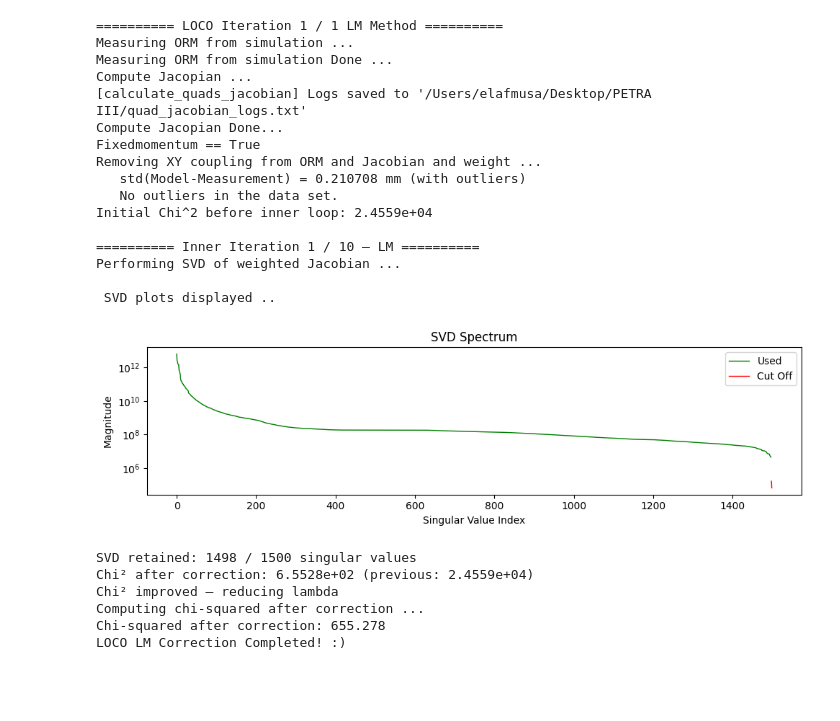
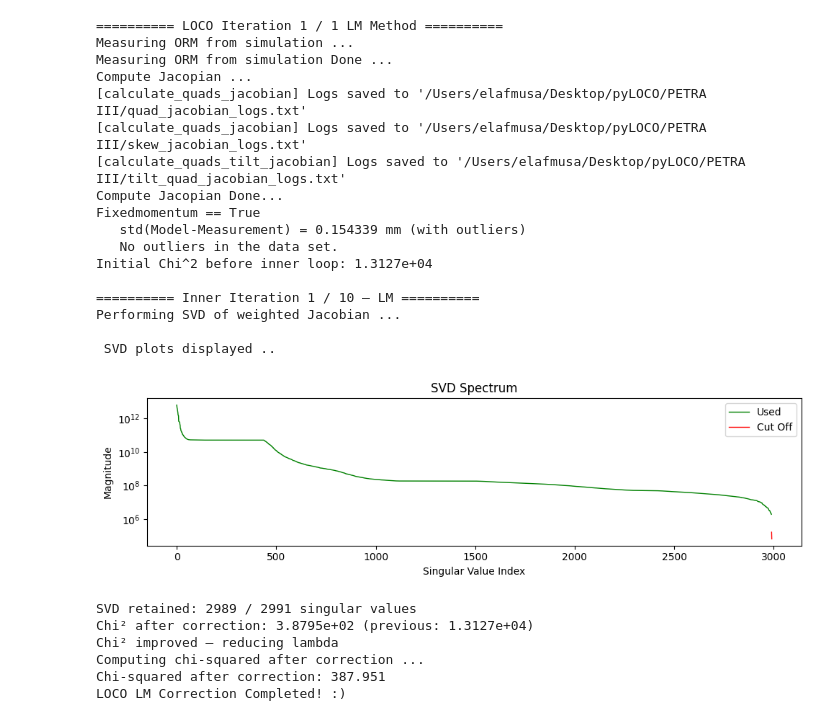
Before and after one commit to elafmusa/pyLOCO, a Jupyter notebook: PETRA III/example_coupling.ipynb, the cells around one changed output. Drawn from its saved outputs; the diff is of its cells as text; code cells hidden in the pictures; blank space fills up the shorter version.

Commit message:
Initial commit of local repo contents

```diff
--- a/PETRA III/example_coupling.ipynb
+++ b/PETRA III/example_coupling.ipynb
@@ -83,11 +83,18 @@ nVBPM        = 235
 cut_         = 397
 fit_list     = [
     "quads",
+    'skew_quads' ,
+    'quads_tilt' ,
     "hbpm_gain",
     "vbpm_gain",
     "hcor_cal",
     "vcor_cal",
     "HCMEnergyShift",
+    "VCMEnergyShift",
+    'hbpm_coupling',
+    'vbpm_coupling',
+    'hcor_coupling',
+    'vcor_coupling',
 ]
 svd_method   = "threshold"
 svd_thresh   = 1e-7
@@ -103,6 +110,8 @@ fit_results, ring = loco_correction_lm(
     nVerCOR=nVerCOR,
     nHBPM=nHBPM,
     nVBPM=nVBPM,
+    skew_ords=skew_ord,
+    quads_tilt= quad_indices,
     orm_measured=measured_orm,
     cut_=cut_,
     weights=sigma_w,
@@ -110,48 +119,49 @@ fit_results, ring = loco_correction_lm(
     fit_list=fit_list,
     show_svd_plot=True,
     CAVords=CAVords,
-    remove_coupling_=True,
+    remove_coupling_=False,
     nLMIter=10,
     plot_fit_parameters=False,
     includeDispersion=False,
     outlier_rejection=True,
     measured_eta_x=measured_eta_x,
     measured_eta_y=measured_eta_y,
     sigma_outlier=10,
     svd_selection_method=svd_method,
     svd_threshold=svd_thresh,
     apply_normalization=True,
     normalization_mode="component",
     auto_correct_delta=True,
     fixedpathlength=False,
     individuals=True,
 )
 
 # --- save results ---
-np.save("loco_lm_fit_results.npy", fit_results)
+np.save("loco_lm_coupling_fit_results.npy", fit_results)
 # %% [output]
 ========== LOCO Iteration 1 / 1 LM Method ==========
 Measuring ORM from simulation ...
 Measuring ORM from simulation Done ...
 Compute Jacopian ...
-[calculate_quads_jacobian] Logs saved to '/Users/elafmusa/Desktop/PETRA III/quad_jacobian_logs.txt'
+[calculate_quads_jacobian] Logs saved to '/Users/elafmusa/Desktop/pyLOCO/PETRA III/quad_jacobian_logs.txt'
+[calculate_quads_jacobian] Logs saved to '/Users/elafmusa/Desktop/pyLOCO/PETRA III/skew_jacobian_logs.txt'
+[calculate_quads_tilt_jacobian] Logs saved to '/Users/elafmusa/Desktop/pyLOCO/PETRA III/tilt_quad_jacobian_logs.txt'
 Compute Jacopian Done...
 Fixedmomentum == True
-Removing XY coupling from ORM and Jacobian and weight ...
-   std(Model-Measurement) = 0.210708 mm (with outliers)
+   std(Model-Measurement) = 0.154339 mm (with outliers)
    No outliers in the data set.
-Initial Chi^2 before inner loop: 2.4559e+04
+Initial Chi^2 before inner loop: 1.3127e+04
 
 ========== Inner Iteration 1 / 10 – LM ==========
 Performing SVD of weighted Jacobian ...
 
  SVD plots displayed ..
-[figure, old version]
+[figure, new version]
-SVD retained: 1498 / 1500 singular values
-Chi² after correction: 6.5528e+02 (previous: 2.4559e+04)
+SVD retained: 2989 / 2991 singular values
+Chi² after correction: 3.8795e+02 (previous: 1.3127e+04)
 Chi² improved — reducing lambda
 Computing chi-squared after correction ...
-Chi-squared after correction: 655.278
+Chi-squared after correction: 387.951
 LOCO LM Correction Completed! :)
 # %%
 print('Lattice tune after loco :' , at.get_tune(ring))
```
Also changed, not shown: parts of 2 cells of this notebook, 11 other files.
